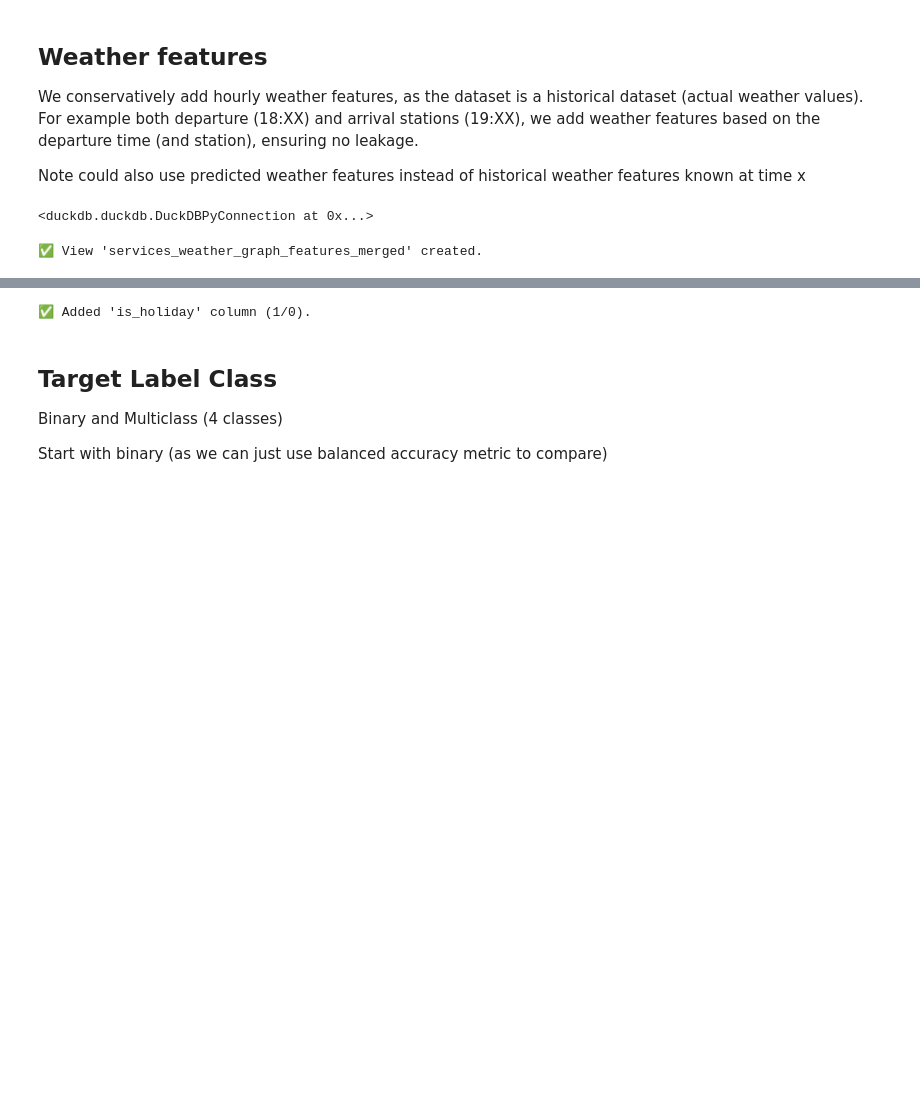
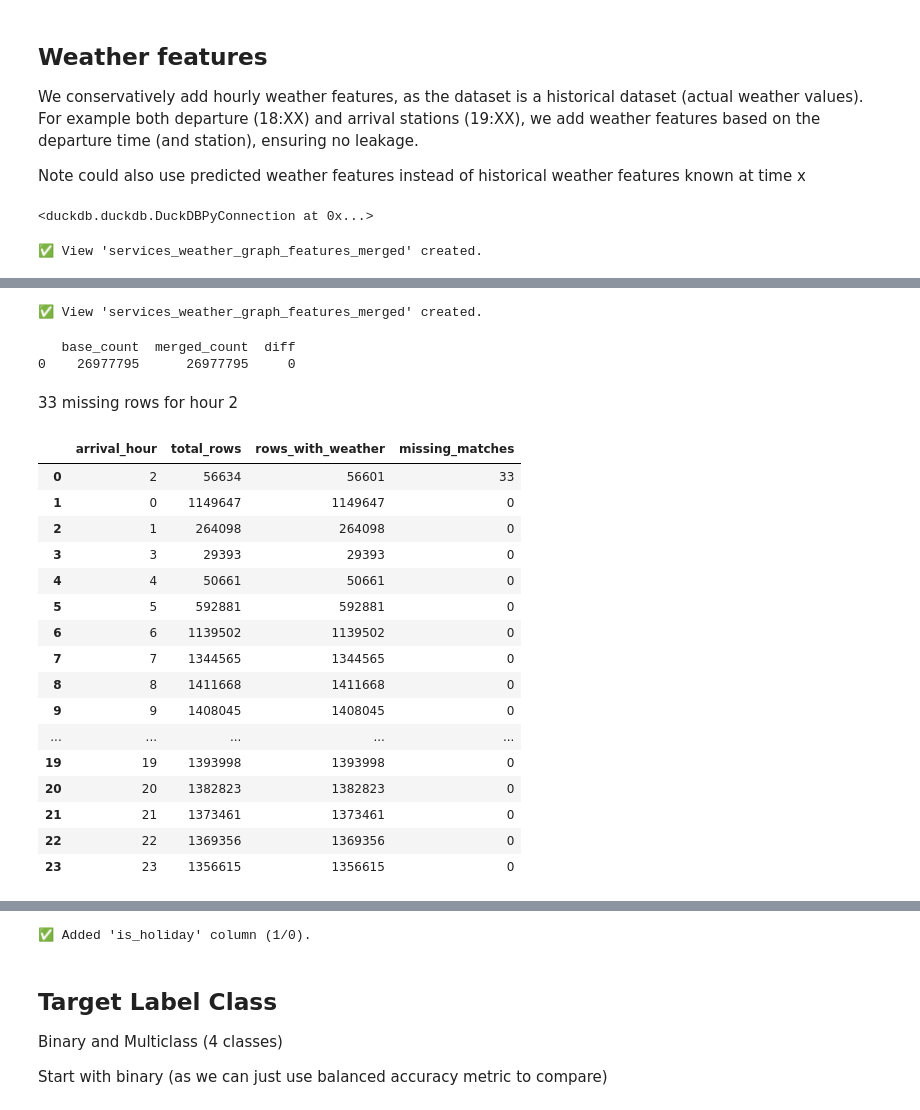
Before and after one commit to jbaonl/MSc-Thesis, a Jupyter notebook: MSc-Thesis/Bao/all_code/2_eda_and_time_series_data_creation/22_main_dataset_creation.ipynb, the cells around one changed output, grey strips where cells are left out. Cells and saved outputs as stored; diff of their text form; code cells hidden in the pictures; blank space fills up the shorter version.

```diff
--- a/MSc-Thesis/Bao/all_code/2_eda_and_time_series_data_creation/22_main_dataset_creation.ipynb
+++ b/MSc-Thesis/Bao/all_code/2_eda_and_time_series_data_creation/22_main_dataset_creation.ipynb
@@ -1344,0 +1413,77 @@ print("✅ View 'services_weather_graph_features_merged' created.")
+# %%
+# 2. First initial join Weather to the Main Dataset, resulted in additional rows?
+con.execute("""
+    CREATE OR REPLACE VIEW services_weather_graph_features_merged AS
+    SELECT
+        -- 1. All existing Service & Graph columns
+        base.*,
+
+        -- 2. Weather Features (prefixed for clarity)
+        w.temperature_2m,
+        w.rain,
+        w.snowfall,
+        w.snow_depth,
+        w.wind_speed_10m,
+        w.wind_gusts_10m,
+        w.soil_temperature_0_to_7cm
+
+    FROM aggregated_hourly_graph_features base
+
+    -- Join Weather on Source Station
+    LEFT JOIN v_weather_hourly_clean w
+        ON base.service_date = w.weather_date
+        AND base.arrival_hour = w.weather_hour
+        AND base.source = w.station_code
+""")
+
+print("✅ View 'services_weather_graph_features_merged' created.")
+# %% [output]
+✅ View 'services_weather_graph_features_merged' created.
+# %%
+# Check row counts of the base table vs the merged view
+count_check = con.execute("""
+    SELECT
+        (SELECT COUNT(source) FROM aggregated_hourly_graph_features) as base_count,
+        (SELECT COUNT(source) FROM services_weather_graph_features_merged) as merged_count,
+
+        -- Calculate the difference
+        (SELECT COUNT(source) FROM services_weather_graph_features_merged) -
+        (SELECT COUNT(source) FROM aggregated_hourly_graph_features) as diff
+""").df()
+
+print(count_check)
+# %% [output]
+   base_count  merged_count  diff
+0    26977795      26977795     0
+# %% [markdown]
+33 missing rows for hour 2
+# %%
+# Check which hours have the most missing weather data
+con.execute("""
+    SELECT
+        arrival_hour,
+        COUNT(*) as total_rows,
+        COUNT(temperature_2m) as rows_with_weather,
+        (COUNT(*) - COUNT(temperature_2m)) as missing_matches
+    FROM services_weather_graph_features_merged
+    GROUP BY arrival_hour
+    ORDER BY missing_matches DESC
+""").df()
+# %% [output]
+|  | arrival_hour | total_rows | rows_with_weather | missing_matches |
+| 0 | 2 | 56634 | 56601 | 33 |
+| 1 | 0 | 1149647 | 1149647 | 0 |
+| 2 | 1 | 264098 | 264098 | 0 |
+| 3 | 3 | 29393 | 29393 | 0 |
+| 4 | 4 | 50661 | 50661 | 0 |
+| 5 | 5 | 592881 | 592881 | 0 |
+| 6 | 6 | 1139502 | 1139502 | 0 |
+| 7 | 7 | 1344565 | 1344565 | 0 |
+| 8 | 8 | 1411668 | 1411668 | 0 |
+| 9 | 9 | 1408045 | 1408045 | 0 |
+| ... | ... | ... | ... | ... |
+| 19 | 19 | 1393998 | 1393998 | 0 |
+| 20 | 20 | 1382823 | 1382823 | 0 |
+| 21 | 21 | 1373461 | 1373461 | 0 |
+| 22 | 22 | 1369356 | 1369356 | 0 |
+| 23 | 23 | 1356615 | 1356615 | 0 |
```
Also changed, not shown: parts of 50 cells of this notebook, 1 other file.
